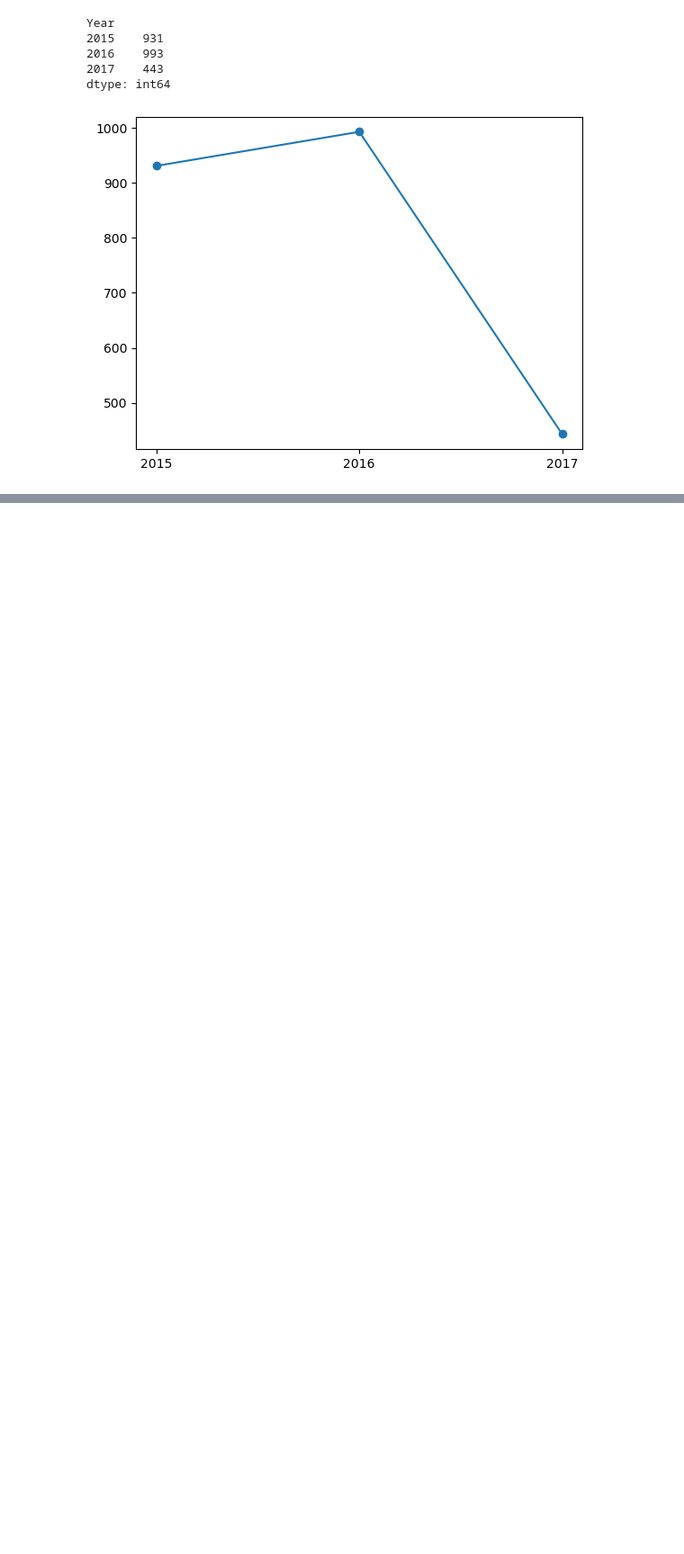
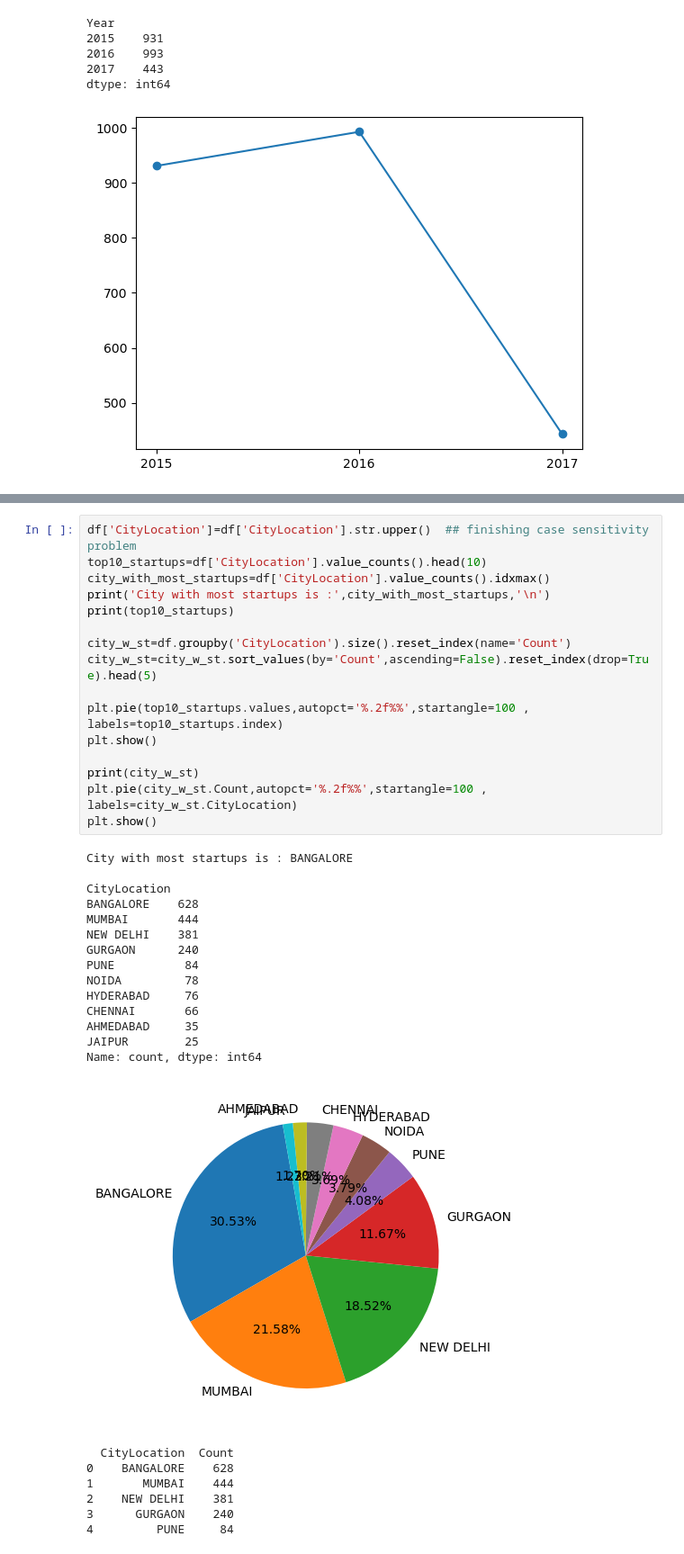
Before and after one commit to Vishal-Nishad/Machine-Learning, a Jupyter notebook: 14. Project - Case Study (Part - I)/14. Project Case Study Part 1.ipynb, the cells around one changed output, grey strips where cells are left out. Shown: that part at 90% size. Drawn from its saved outputs; the diff is of its cells as text; blank space fills up the shorter version.

Commit message:
Case_study_Qs4_solution

```diff
--- a/14. Project - Case Study (Part - I)/14. Project Case Study Part 1.ipynb
+++ b/14. Project - Case Study (Part - I)/14. Project Case Study Part 1.ipynb
@@ -137,0 +149,38 @@ dtype: int64
+# %%
+df['CityLocation']=df['CityLocation'].str.upper()  ## finishing case sensitivity problem
+top10_startups=df['CityLocation'].value_counts().head(10)
+city_with_most_startups=df['CityLocation'].value_counts().idxmax()
+print('City with most startups is :',city_with_most_startups,'\n')
+print(top10_startups)
+
+city_w_st=df.groupby('CityLocation').size().reset_index(name='Count')
+city_w_st=city_w_st.sort_values(by='Count',ascending=False).reset_index(drop=True).head(5)
+
+plt.pie(top10_startups.values,autopct='%.2f%%',startangle=100 , labels=top10_startups.index)
+plt.show()
+
+print(city_w_st)
+plt.pie(city_w_st.Count,autopct='%.2f%%',startangle=100 , labels=city_w_st.CityLocation)
+plt.show()
+# %% [output]
+City with most startups is : BANGALORE
+
+CityLocation
+BANGALORE    628
+MUMBAI       444
+NEW DELHI    381
+GURGAON      240
+PUNE          84
+NOIDA         78
+HYDERABAD     76
+CHENNAI       66
+AHMEDABAD     35
+JAIPUR        25
+Name: count, dtype: int64
+[figure, added]
+  CityLocation  Count
+0    BANGALORE    628
+1       MUMBAI    444
+2    NEW DELHI    381
+3      GURGAON    240
+4         PUNE     84
```
Also changed, not shown: parts of 6 cells of this notebook.
